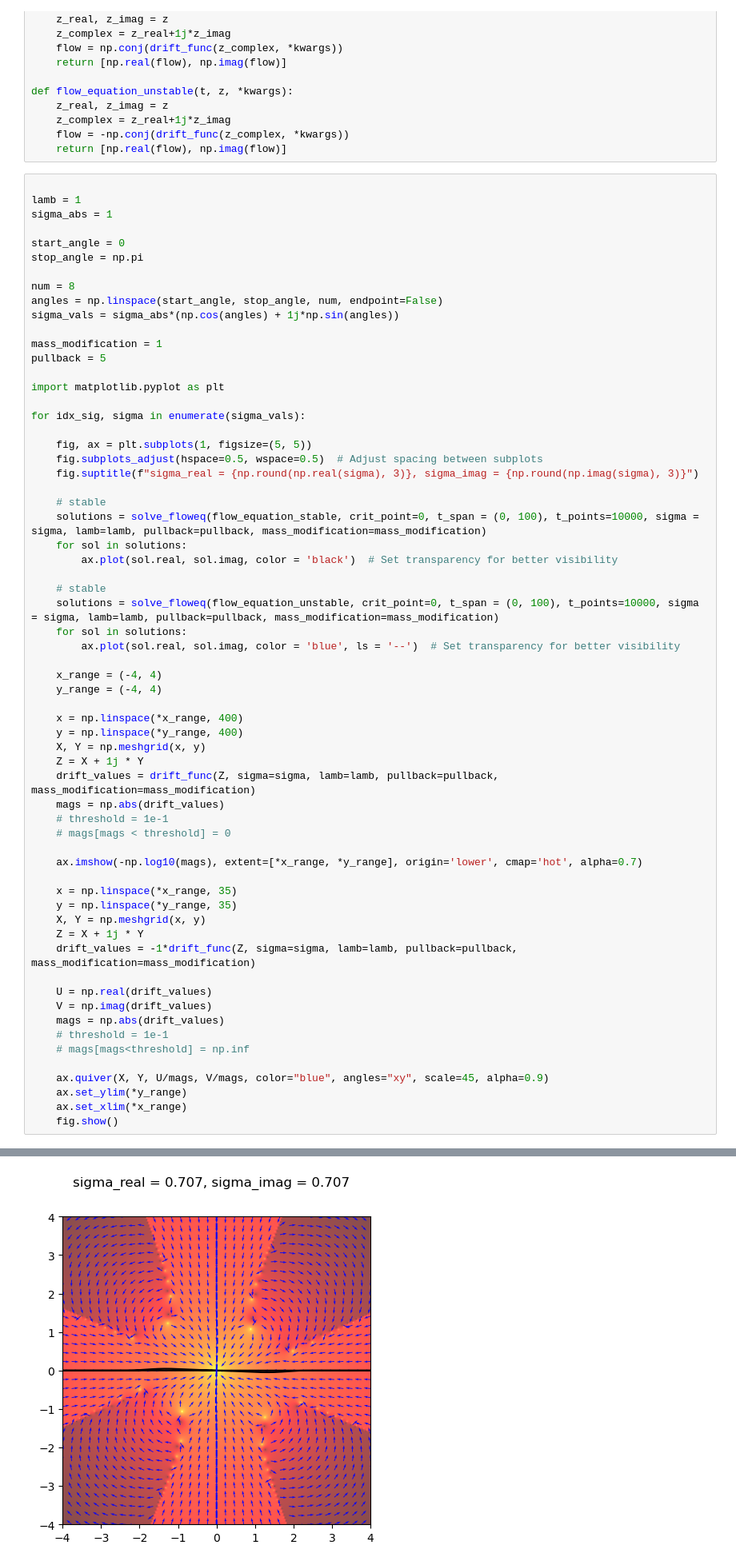
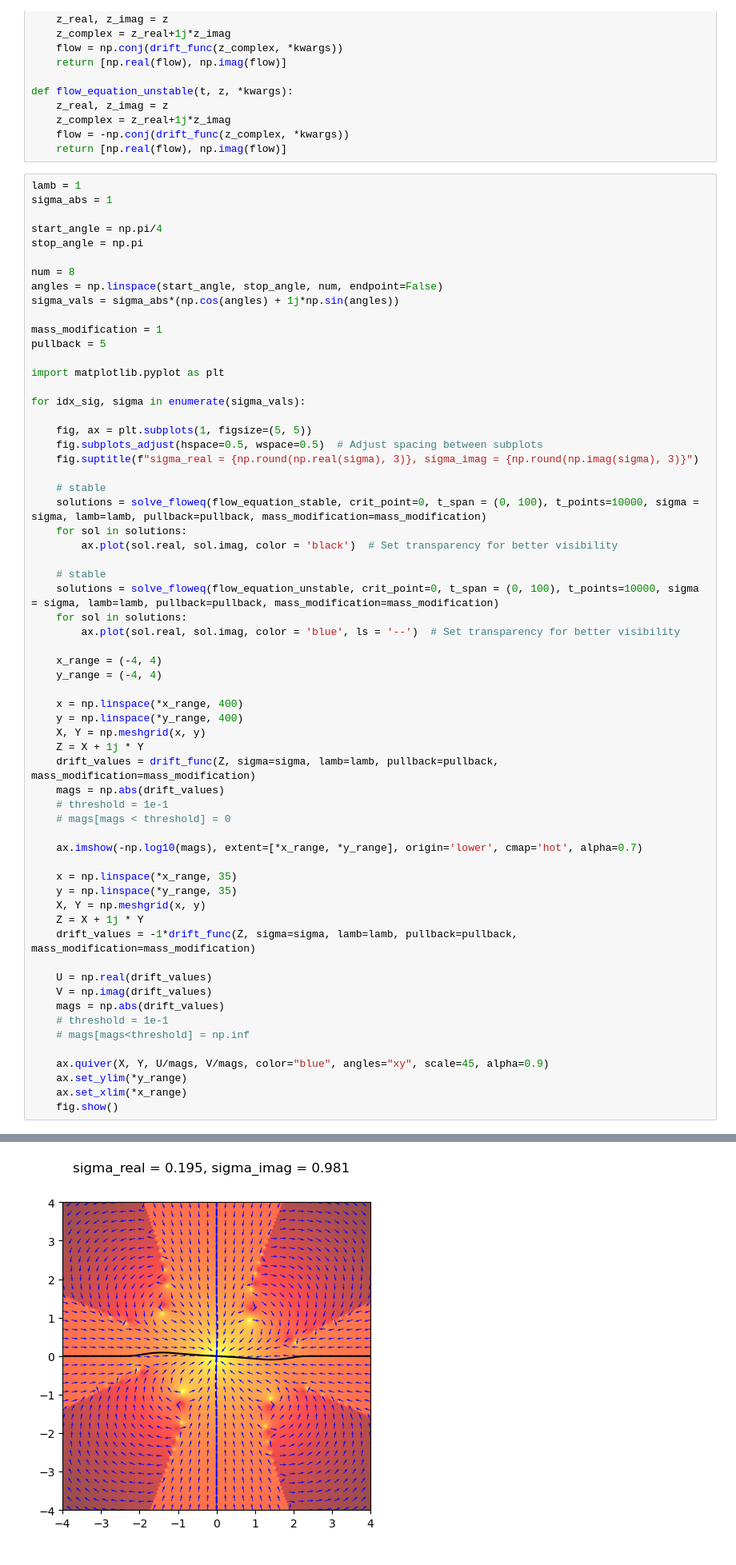
Before and after one commit to FabianHelmberger/Master_project, a Jupyter notebook: thimbles/modified_thimbles_gaussian_dens_mod.ipynb, the cells around one changed output, grey strips where cells are left out. Shown at 80% size. Drawn from its saved outputs; the diff is of its cells as text.

Commit message:
better plots

```diff
--- a/thimbles/modified_thimbles_gaussian_dens_mod.ipynb
+++ b/thimbles/modified_thimbles_gaussian_dens_mod.ipynb
@@ -52,11 +52,10 @@ def flow_equation_unstable(t, z, *kwargs):
     flow = -np.conj(drift_func(z_complex, *kwargs))
     return [np.real(flow), np.imag(flow)]
 # %%
-
 lamb = 1
 sigma_abs = 1
 
-start_angle = 0
+start_angle = np.pi/4
 stop_angle = np.pi
 
 num = 8
@@ -120 +119 @@ for idx_sig, sigma in enumerate(sigma_vals):
-[figure, old version]
+[figure, new version]
```
Also changed, not shown: parts of 3 cells of this notebook, 1 other file.
